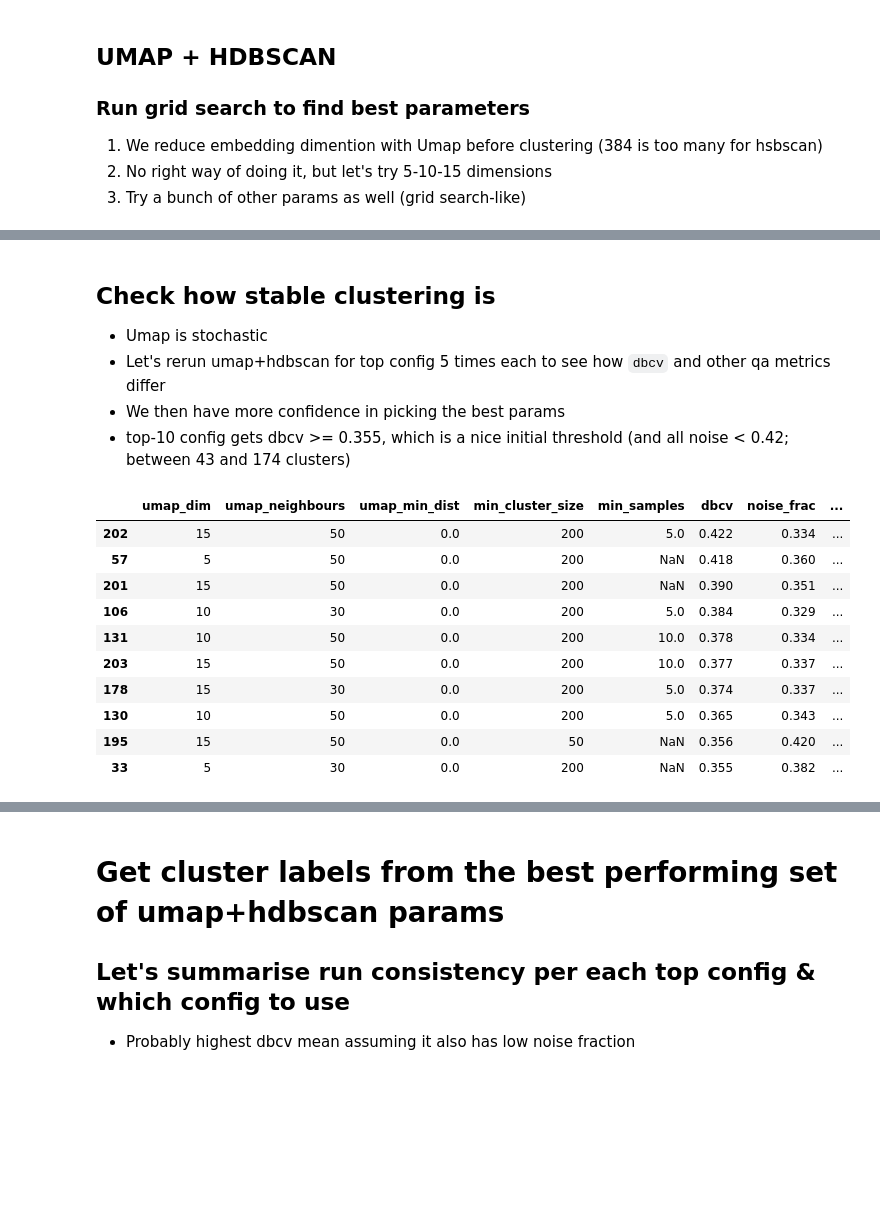
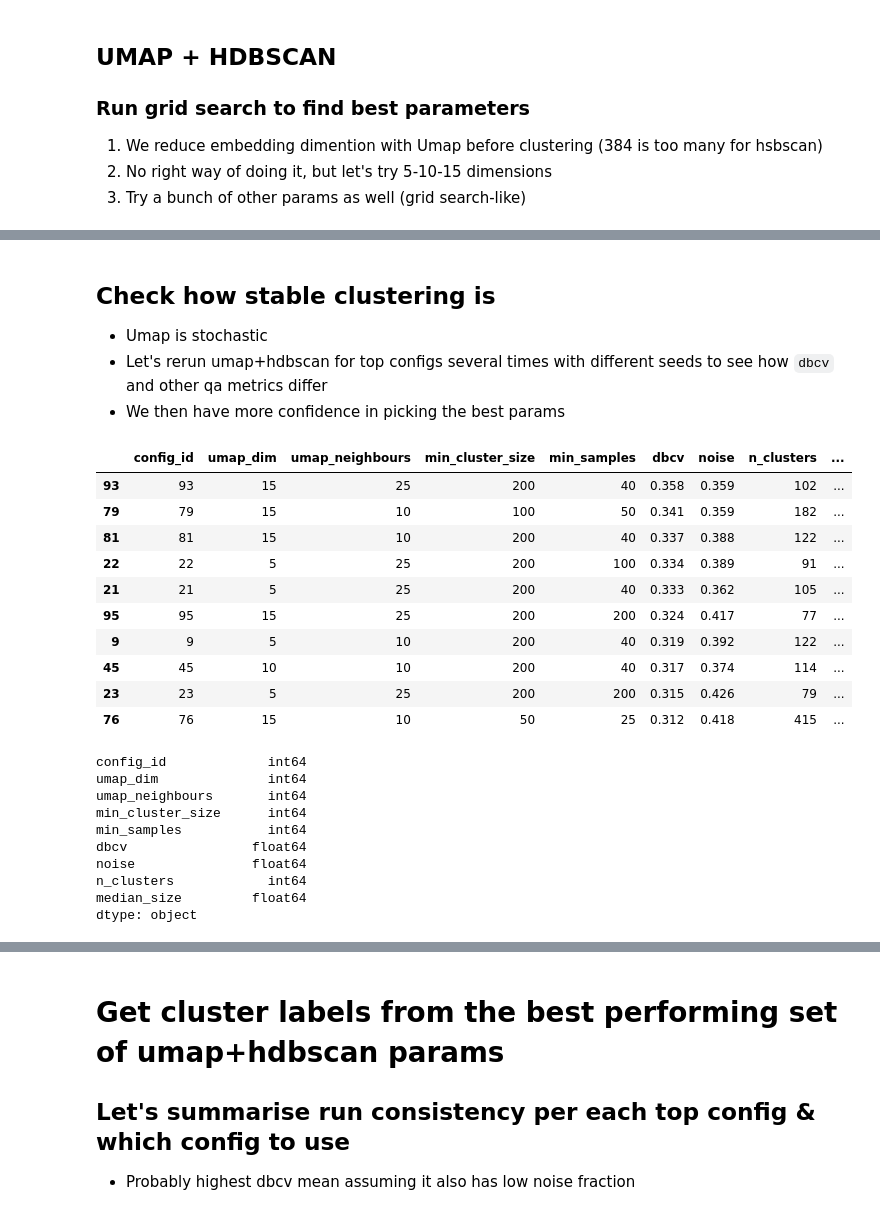
Before and after one commit to ilyankou/ms-marco-geospatial, a Jupyter notebook: 2-Cluster.ipynb, the cells around one changed output, grey strips where cells are left out. Cells and saved outputs as stored; diff of their text form; code cells hidden in the pictures; blank space fills up the shorter version.

```diff
--- a/2-Cluster.ipynb
+++ b/2-Cluster.ipynb
@@ -176,29 +198,42 @@ Wall time: 5h 5min 19s
 ## Check how stable clustering is
 
 - Umap is stochastic
-- Let's rerun umap+hdbscan for top config 5 times each to see how `dbcv` and other qa metrics differ
+- Let's rerun umap+hdbscan for top configs several times with different seeds to see how `dbcv` and other qa metrics differ
 - We then have more confidence in picking the best params
-- top-10 config gets dbcv >= 0.355, which is a nice initial threshold (and all noise < 0.42; between 43 and 174 clusters)
 # %%
 top_configs = (
-    pd.read_csv('output/umap_hdbscan_runs.csv')
+    pd.read_csv('interim/grid_search_results.csv')
+        .query('n_clusters > 10')
         .sort_values('dbcv', ascending=False)
         .head(10)
 )
 
-top_configs.round(3).drop(columns=['seed', 'cluster_selection_method'])
+top_configs.round(3)
 # %% [output]
-|  | umap_dim | umap_neighbours | umap_min_dist | min_cluster_size | min_samples | dbcv | noise_frac | ... |
-| 202 | 15 | 50 | 0.0 | 200 | 5.0 | 0.422 | 0.334 | ... |
-| 57 | 5 | 50 | 0.0 | 200 | NaN | 0.418 | 0.360 | ... |
-| 201 | 15 | 50 | 0.0 | 200 | NaN | 0.390 | 0.351 | ... |
-| 106 | 10 | 30 | 0.0 | 200 | 5.0 | 0.384 | 0.329 | ... |
-| 131 | 10 | 50 | 0.0 | 200 | 10.0 | 0.378 | 0.334 | ... |
-| 203 | 15 | 50 | 0.0 | 200 | 10.0 | 0.377 | 0.337 | ... |
-| 178 | 15 | 30 | 0.0 | 200 | 5.0 | 0.374 | 0.337 | ... |
-| 130 | 10 | 50 | 0.0 | 200 | 5.0 | 0.365 | 0.343 | ... |
-| 195 | 15 | 50 | 0.0 | 50 | NaN | 0.356 | 0.420 | ... |
-| 33 | 5 | 30 | 0.0 | 200 | NaN | 0.355 | 0.382 | ... |
+|  | config_id | umap_dim | umap_neighbours | min_cluster_size | min_samples | dbcv | noise | n_clusters | ... |
+| 93 | 93 | 15 | 25 | 200 | 40 | 0.358 | 0.359 | 102 | ... |
+| 79 | 79 | 15 | 10 | 100 | 50 | 0.341 | 0.359 | 182 | ... |
+| 81 | 81 | 15 | 10 | 200 | 40 | 0.337 | 0.388 | 122 | ... |
+| 22 | 22 | 5 | 25 | 200 | 100 | 0.334 | 0.389 | 91 | ... |
+| 21 | 21 | 5 | 25 | 200 | 40 | 0.333 | 0.362 | 105 | ... |
+| 95 | 95 | 15 | 25 | 200 | 200 | 0.324 | 0.417 | 77 | ... |
+| 9 | 9 | 5 | 10 | 200 | 40 | 0.319 | 0.392 | 122 | ... |
+| 45 | 45 | 10 | 10 | 200 | 40 | 0.317 | 0.374 | 114 | ... |
+| 23 | 23 | 5 | 25 | 200 | 200 | 0.315 | 0.426 | 79 | ... |
+| 76 | 76 | 15 | 10 | 50 | 25 | 0.312 | 0.418 | 415 | ... |
+# %%
+top_configs.dtypes
+# %% [output]
+config_id             int64
+umap_dim              int64
+umap_neighbours       int64
+min_cluster_size      int64
+min_samples           int64
+dbcv                float64
+noise               float64
+n_clusters            int64
+median_size         float64
+dtype: object
 # %%
 %%time
 
```
Also changed, not shown: parts of 37 cells of this notebook, 27 other files.
